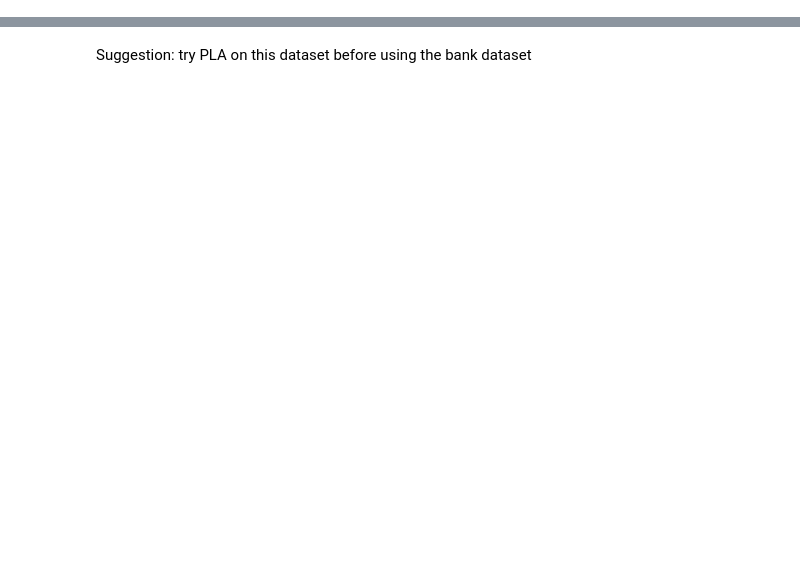
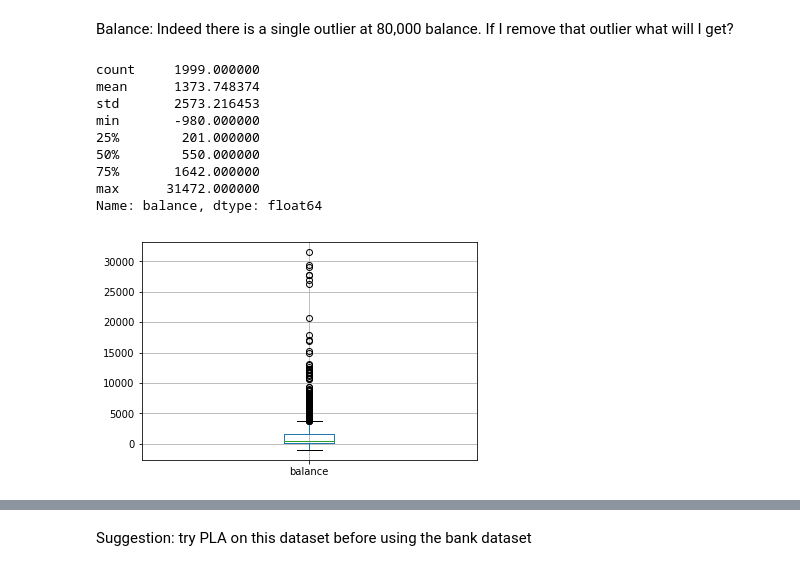
Before and after one commit to vipulpopat/MSCAI_Sem1_Etivity1, a Jupyter notebook: Etivity1.ipynb, the cells around one changed output, grey strips where cells are left out. Cells and saved outputs as stored; diff of their text form; code cells hidden in the pictures; blank space fills up the shorter version.

```diff
--- a/Etivity1.ipynb
+++ b/Etivity1.ipynb
@@ -10,0 +214,27 @@ import pandas as pd
+# %% [markdown]
+Balance: Indeed there is a single outlier at 80,000 balance.
+If I remove that outlier what will I get?
+# %%
+df2 = df[df["balance"] < 60000]
+
+df2.boxplot(column="balance")
+
+df2['balance'].describe()
+
+# Usual boxplot
+#sns.boxplot(x='balance', y='subscribed', data=df2)
+
+# Add jitter with the swarmplot function.
+#ax = sns.swarmplot(x='balance', y='subscribed', data=df, color="grey")
+#ax.show()
+# %% [output]
+count     1999.000000
+mean      1373.748374
+std       2573.216453
+min       -980.000000
+25%        201.000000
+50%        550.000000
+75%       1642.000000
+max      31472.000000
+Name: balance, dtype: float64
+[figure, added]
```
Also changed, not shown: parts of 65 cells of this notebook.
